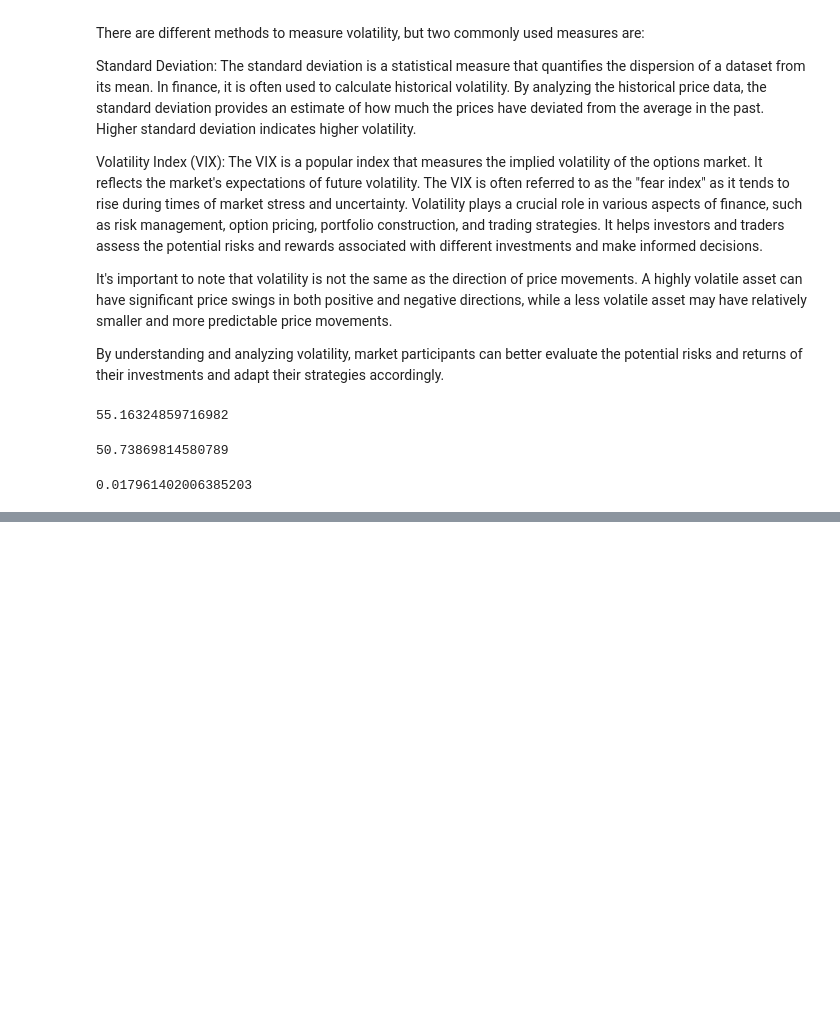
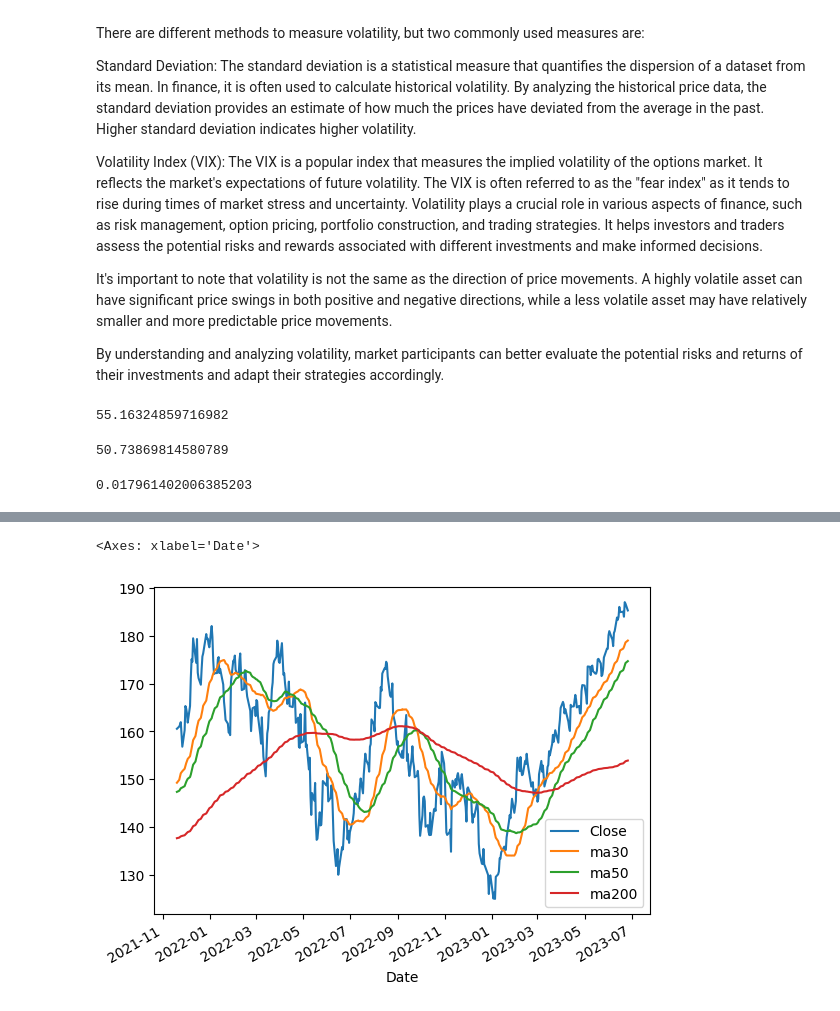
Before and after one commit to MittalMonika/DataScience, a Jupyter notebook: FinancialAnalysis/Finance.ipynb, the cells around one changed output, grey strips where cells are left out. Drawn from its saved outputs; the diff is of its cells as text; code cells hidden in the pictures; blank space fills up the shorter version.

```diff
--- a/FinancialAnalysis/Finance.ipynb
+++ b/FinancialAnalysis/Finance.ipynb
@@ -494,0 +533,18 @@ With rolling  we can have rolling mean ( Moving averages), Rolling standard devi
+# %%
+# Comparison between 50 day moving average to 200 day
+
+(app
+ .assign(ma30 = app.Close.rolling(30).mean(),
+         ma50 = app.Close.rolling(50).mean(),
+         ma200 = app.Close.rolling(200).mean()
+        )
+ [['Close','ma30','ma50','ma200']]
+ .iloc[-400:,]
+ .plot()
+
+
+
+)
+# %% [output]
+<Axes: xlabel='Date'>
+[figure, added]
```
Also changed, not shown: parts of 14 cells of this notebook.
